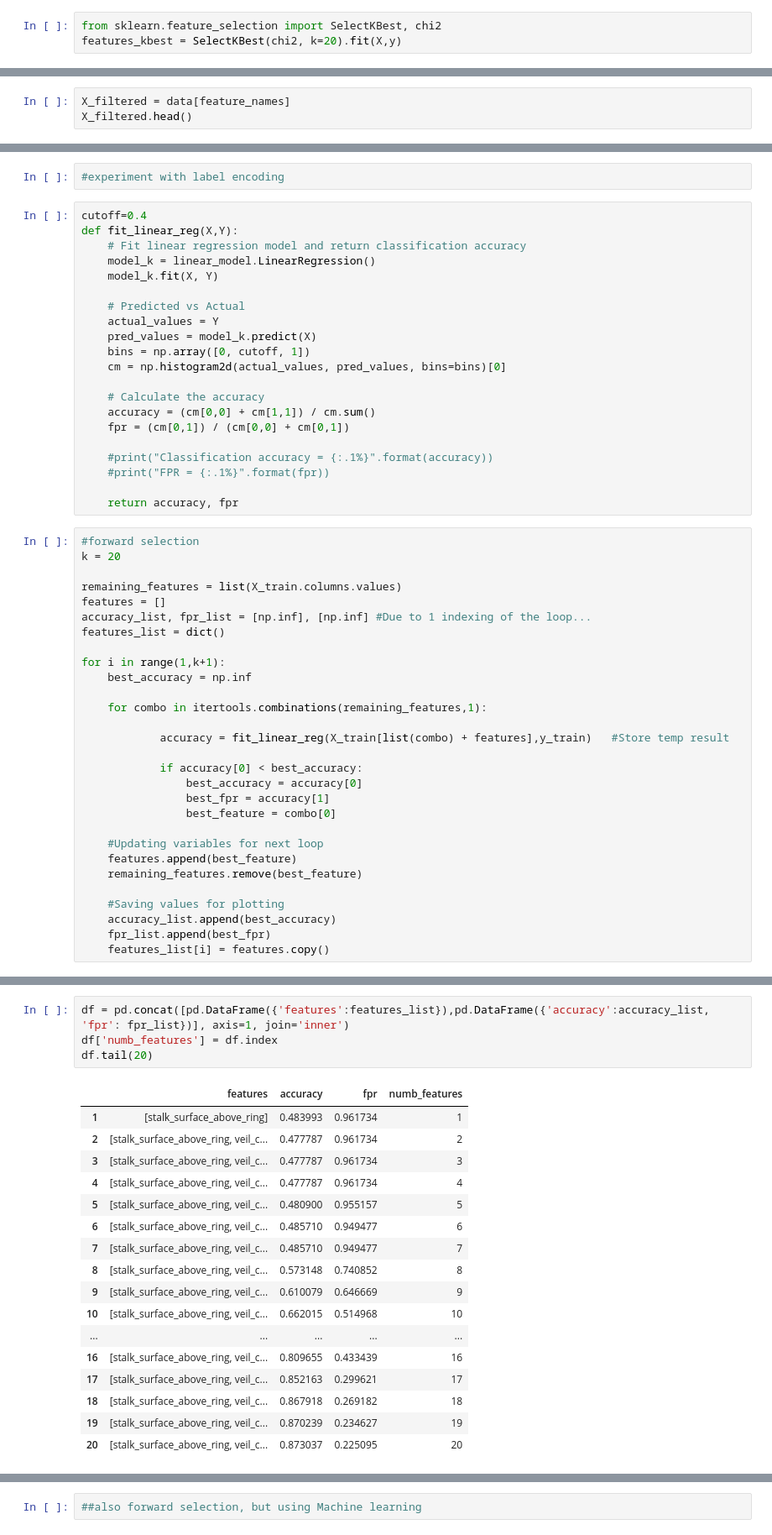
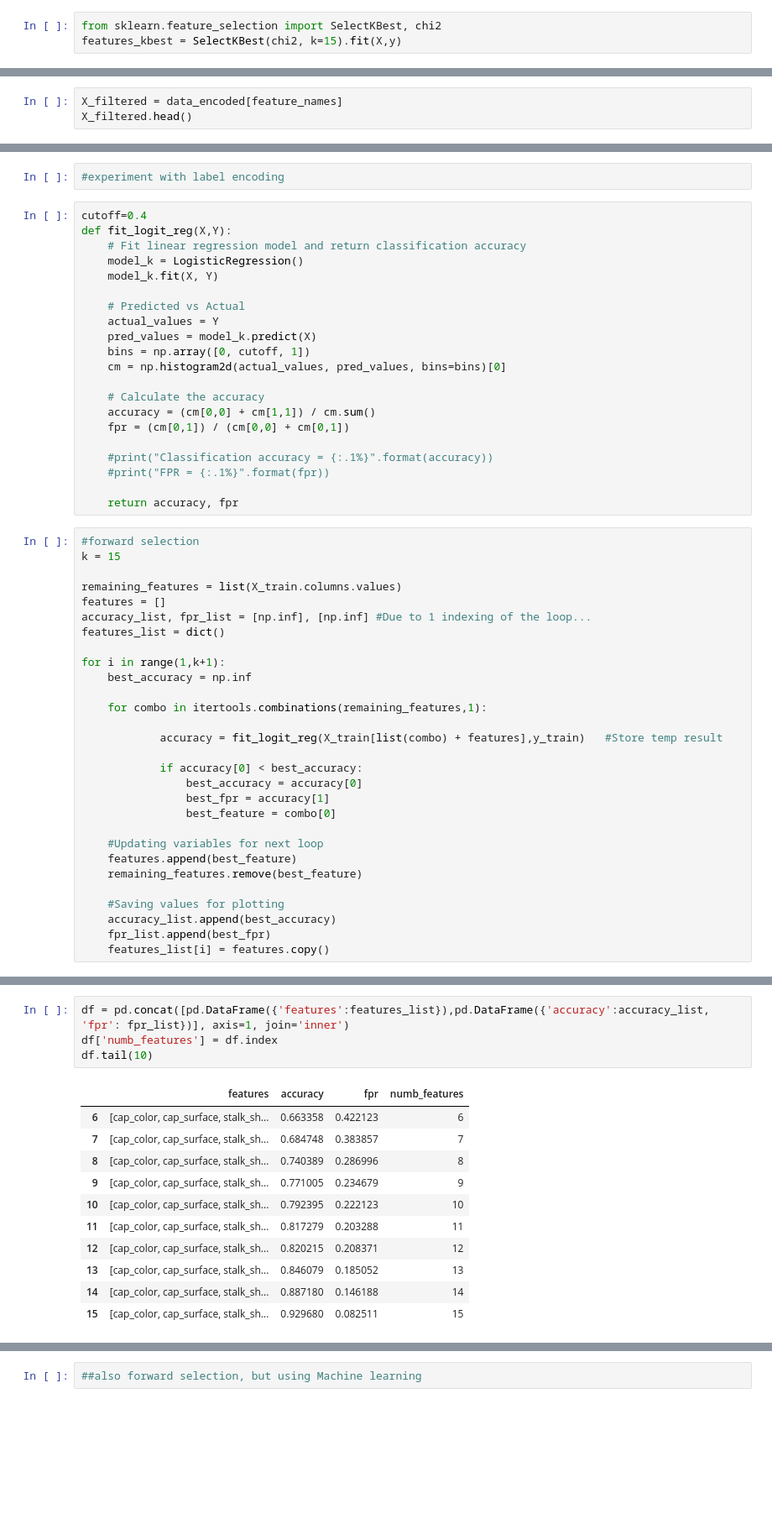
Before and after one commit to jprette/STAT303-2-Final_Project, a Jupyter notebook: Wrapper_Method_forward_selection.ipynb, the cells around one changed output, grey strips where cells are left out. Shown at 84% size. Cells and saved outputs as stored; diff of their text form; blank space fills up the shorter version.

Commit message:
changed k in forward selection and added threshold tuning

```diff
--- a/Wrapper_Method_forward_selection.ipynb
+++ b/Wrapper_Method_forward_selection.ipynb
@@ -133,6 +133,6 @@ y = data['edibility']
 # %%
 from sklearn.feature_selection import SelectKBest, chi2
-features_kbest = SelectKBest(chi2, k=20).fit(X,y)
+features_kbest = SelectKBest(chi2, k=15).fit(X,y)
 # %%
 feature_names = features_kbest.get_feature_names_out()
 feature_names
@@ -146,4 +145,4 @@ array(['cap_shape', 'cap_surface', 'cap_color', 'bruises',
 # %%
-X_filtered = data[feature_names]
+X_filtered = data_encoded[feature_names]
 X_filtered.head()
 # %% [output]
@@ -200,9 +183,9 @@ X_train.shape, X_test.shape
 #experiment with label encoding
 # %%
 cutoff=0.4
-def fit_linear_reg(X,Y):
+def fit_logit_reg(X,Y):
     # Fit linear regression model and return classification accuracy
-    model_k = linear_model.LinearRegression()
+    model_k = LogisticRegression()
     model_k.fit(X, Y)
 
     # Predicted vs Actual
@@ -221,7 +204,7 @@ def fit_linear_reg(X,Y):
     return accuracy, fpr
 # %%
 #forward selection
-k = 20
+k = 15
 
 remaining_features = list(X_train.columns.values)
 features = []
@@ -233,7 +216,7 @@ for i in range(1,k+1):
 
     for combo in itertools.combinations(remaining_features,1):
 
-            accuracy = fit_linear_reg(X_train[list(combo) + features],y_train)   #Store temp result
+            accuracy = fit_logit_reg(X_train[list(combo) + features],y_train)   #Store temp result
 
             if accuracy[0] < best_accuracy:
                 best_accuracy = accuracy[0]
@@ -251,25 +252,19 @@ for i in range(1,k+1):
 # %%
 df = pd.concat([pd.DataFrame({'features':features_list}),pd.DataFrame({'accuracy':accuracy_list, 'fpr': fpr_list})], axis=1, join='inner')
 df['numb_features'] = df.index
-df.tail(20)
+df.tail(10)
 # %% [output]
 |  | features | accuracy | fpr | numb_features |
-| 1 | [stalk_surface_above_ring] | 0.483993 | 0.961734 | 1 |
-| 2 | [stalk_surface_above_ring, veil_c... | 0.477787 | 0.961734 | 2 |
-| 3 | [stalk_surface_above_ring, veil_c... | 0.477787 | 0.961734 | 3 |
-| 4 | [stalk_surface_above_ring, veil_c... | 0.477787 | 0.961734 | 4 |
-| 5 | [stalk_surface_above_ring, veil_c... | 0.480900 | 0.955157 | 5 |
-| 6 | [stalk_surface_above_ring, veil_c... | 0.485710 | 0.949477 | 6 |
-| 7 | [stalk_surface_above_ring, veil_c... | 0.485710 | 0.949477 | 7 |
-| 8 | [stalk_surface_above_ring, veil_c... | 0.573148 | 0.740852 | 8 |
-| 9 | [stalk_surface_above_ring, veil_c... | 0.610079 | 0.646669 | 9 |
-| 10 | [stalk_surface_above_ring, veil_c... | 0.662015 | 0.514968 | 10 |
-| ... | ... | ... | ... | ... |
-| 16 | [stalk_surface_above_ring, veil_c... | 0.809655 | 0.433439 | 16 |
-| 17 | [stalk_surface_above_ring, veil_c... | 0.852163 | 0.299621 | 17 |
-| 18 | [stalk_surface_above_ring, veil_c... | 0.867918 | 0.269182 | 18 |
-| 19 | [stalk_surface_above_ring, veil_c... | 0.870239 | 0.234627 | 19 |
-| 20 | [stalk_surface_above_ring, veil_c... | 0.873037 | 0.225095 | 20 |
+| 6 | [cap_color, cap_surface, stalk_sh... | 0.663358 | 0.422123 | 6 |
+| 7 | [cap_color, cap_surface, stalk_sh... | 0.684748 | 0.383857 | 7 |
+| 8 | [cap_color, cap_surface, stalk_sh... | 0.740389 | 0.286996 | 8 |
+| 9 | [cap_color, cap_surface, stalk_sh... | 0.771005 | 0.234679 | 9 |
+| 10 | [cap_color, cap_surface, stalk_sh... | 0.792395 | 0.222123 | 10 |
+| 11 | [cap_color, cap_surface, stalk_sh... | 0.817279 | 0.203288 | 11 |
+| 12 | [cap_color, cap_surface, stalk_sh... | 0.820215 | 0.208371 | 12 |
+| 13 | [cap_color, cap_surface, stalk_sh... | 0.846079 | 0.185052 | 13 |
+| 14 | [cap_color, cap_surface, stalk_sh... | 0.887180 | 0.146188 | 14 |
+| 15 | [cap_color, cap_surface, stalk_sh... | 0.929680 | 0.082511 | 15 |
 # %%
 df.features.iloc[-1]
 # %% [output]
```
Also changed, not shown: parts of 23 cells of this notebook.
